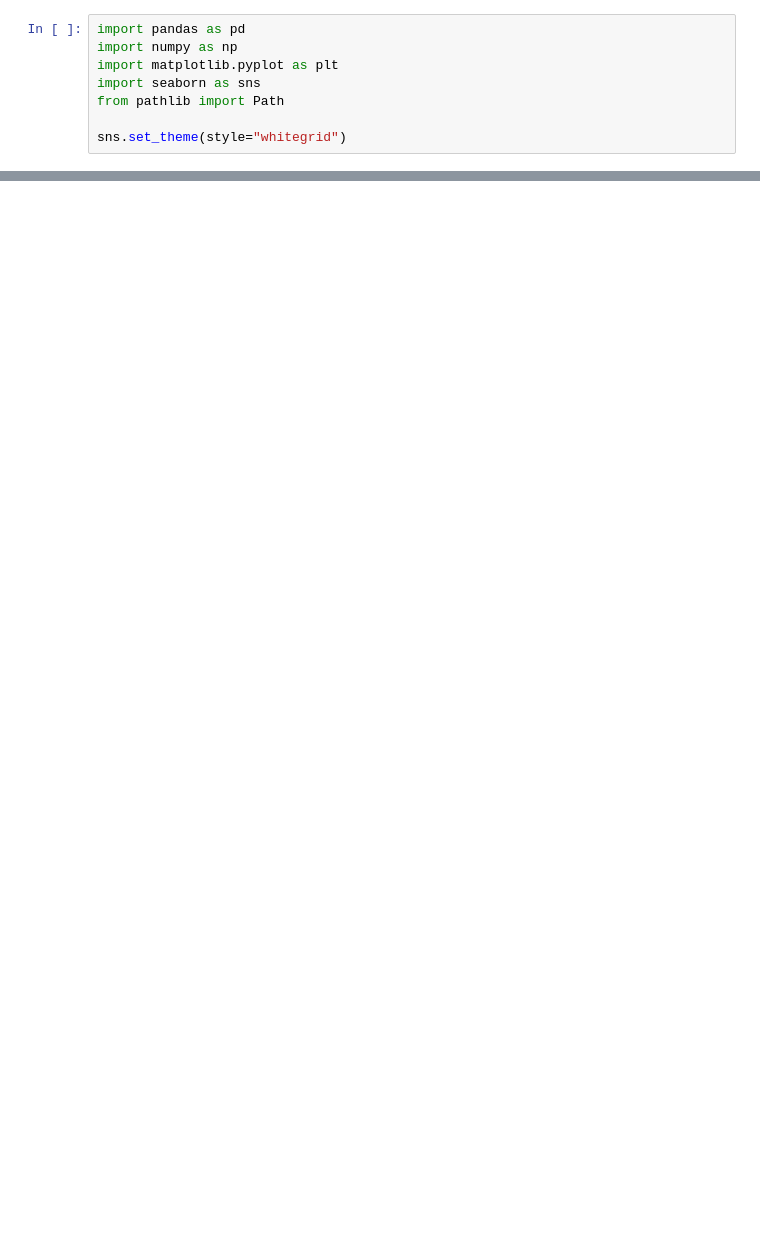
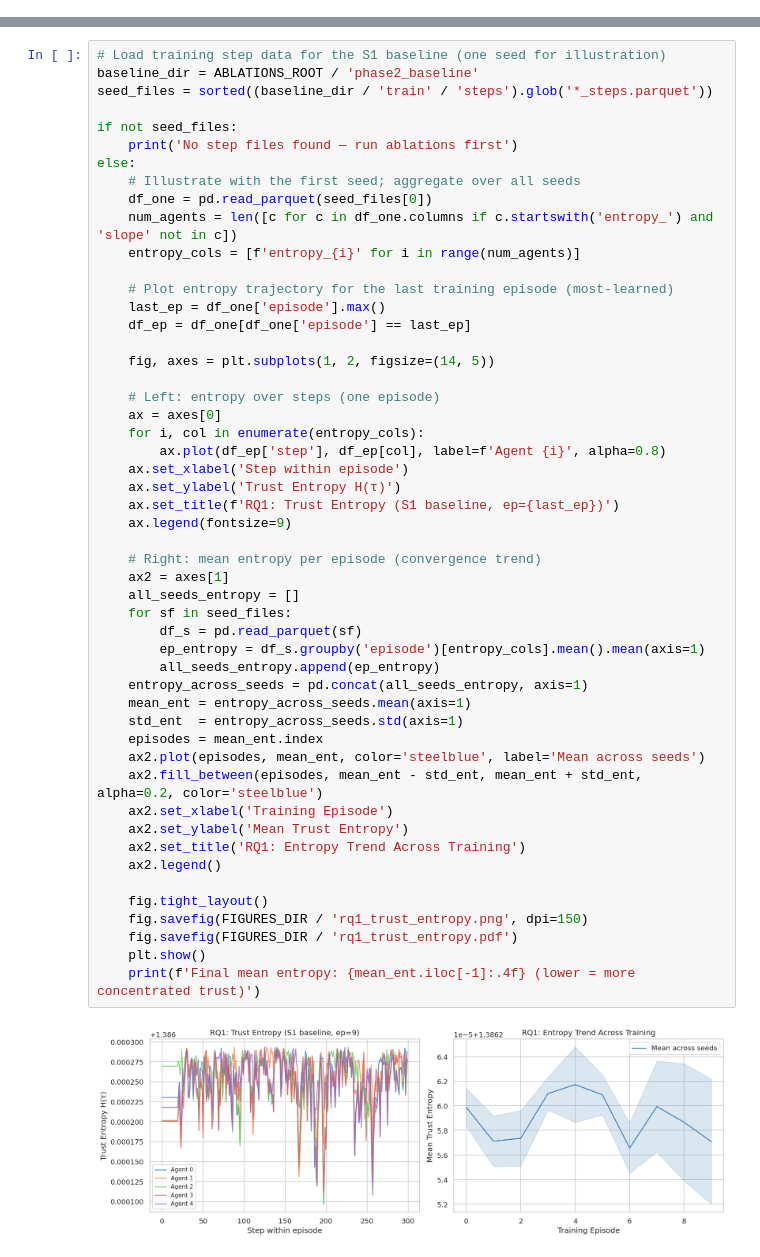
Before and after one commit to Harshit-Lalwani/Agent-Co-Learning, a Jupyter notebook: phase4_evaluation_report.ipynb, the cells around one changed output, grey strips where cells are left out. Saved outputs shown, nothing was run; the diff lists cells and outputs as text; blank space fills up the shorter version.

Commit message:
agents are finally learning

```diff
--- a/phase4_evaluation_report.ipynb
+++ b/phase4_evaluation_report.ipynb
@@ -4,8 +0,0 @@ This notebook evaluates the performance differences between the Phase 2 baseline
-# %%
-import pandas as pd
-import numpy as np
-import matplotlib.pyplot as plt
-import seaborn as sns
-from pathlib import Path
-
-sns.set_theme(style="whitegrid")
@@ -85,0 +122,53 @@ if not df.empty:
+# %%
+# Load training step data for the S1 baseline (one seed for illustration)
+baseline_dir = ABLATIONS_ROOT / 'phase2_baseline'
+seed_files = sorted((baseline_dir / 'train' / 'steps').glob('*_steps.parquet'))
+
+if not seed_files:
+    print('No step files found — run ablations first')
+else:
+    # Illustrate with the first seed; aggregate over all seeds
+    df_one = pd.read_parquet(seed_files[0])
+    num_agents = len([c for c in df_one.columns if c.startswith('entropy_') and 'slope' not in c])
+    entropy_cols = [f'entropy_{i}' for i in range(num_agents)]
+
+    # Plot entropy trajectory for the last training episode (most-learned)
+    last_ep = df_one['episode'].max()
+    df_ep = df_one[df_one['episode'] == last_ep]
+
+    fig, axes = plt.subplots(1, 2, figsize=(14, 5))
+
+    # Left: entropy over steps (one episode)
+    ax = axes[0]
+    for i, col in enumerate(entropy_cols):
+        ax.plot(df_ep['step'], df_ep[col], label=f'Agent {i}', alpha=0.8)
+    ax.set_xlabel('Step within episode')
+    ax.set_ylabel('Trust Entropy H(τ)')
+    ax.set_title(f'RQ1: Trust Entropy (S1 baseline, ep={last_ep})')
+    ax.legend(fontsize=9)
+
+    # Right: mean entropy per episode (convergence trend)
+    ax2 = axes[1]
+    all_seeds_entropy = []
+    for sf in seed_files:
+        df_s = pd.read_parquet(sf)
+        ep_entropy = df_s.groupby('episode')[entropy_cols].mean().mean(axis=1)
+        all_seeds_entropy.append(ep_entropy)
+    entropy_across_seeds = pd.concat(all_seeds_entropy, axis=1)
+    mean_ent = entropy_across_seeds.mean(axis=1)
+    std_ent  = entropy_across_seeds.std(axis=1)
+    episodes = mean_ent.index
+    ax2.plot(episodes, mean_ent, color='steelblue', label='Mean across seeds')
+    ax2.fill_between(episodes, mean_ent - std_ent, mean_ent + std_ent, alpha=0.2, color='steelblue')
+    ax2.set_xlabel('Training Episode')
+    ax2.set_ylabel('Mean Trust Entropy')
+    ax2.set_title('RQ1: Entropy Trend Across Training')
+    ax2.legend()
+
+    fig.tight_layout()
+    fig.savefig(FIGURES_DIR / 'rq1_trust_entropy.png', dpi=150)
+    fig.savefig(FIGURES_DIR / 'rq1_trust_entropy.pdf')
+    plt.show()
+    print(f'Final mean entropy: {mean_ent.iloc[-1]:.4f} (lower = more concentrated trust)')
+# %% [output]
+[figure, added]
```
Also changed, not shown: parts of 25 cells of this notebook, 34 other files.
